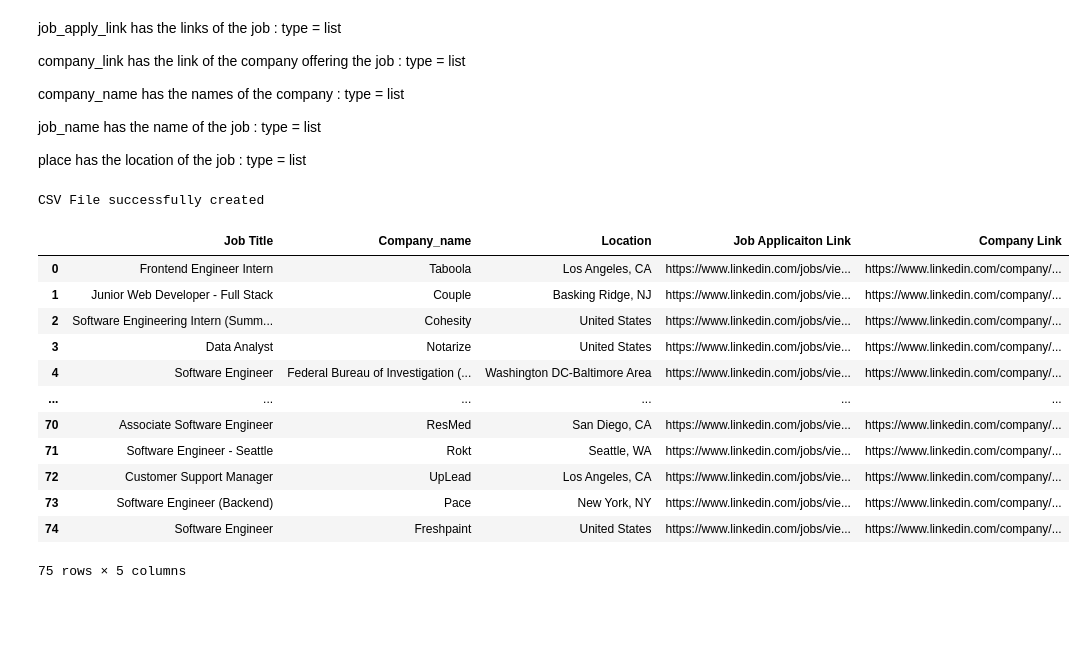
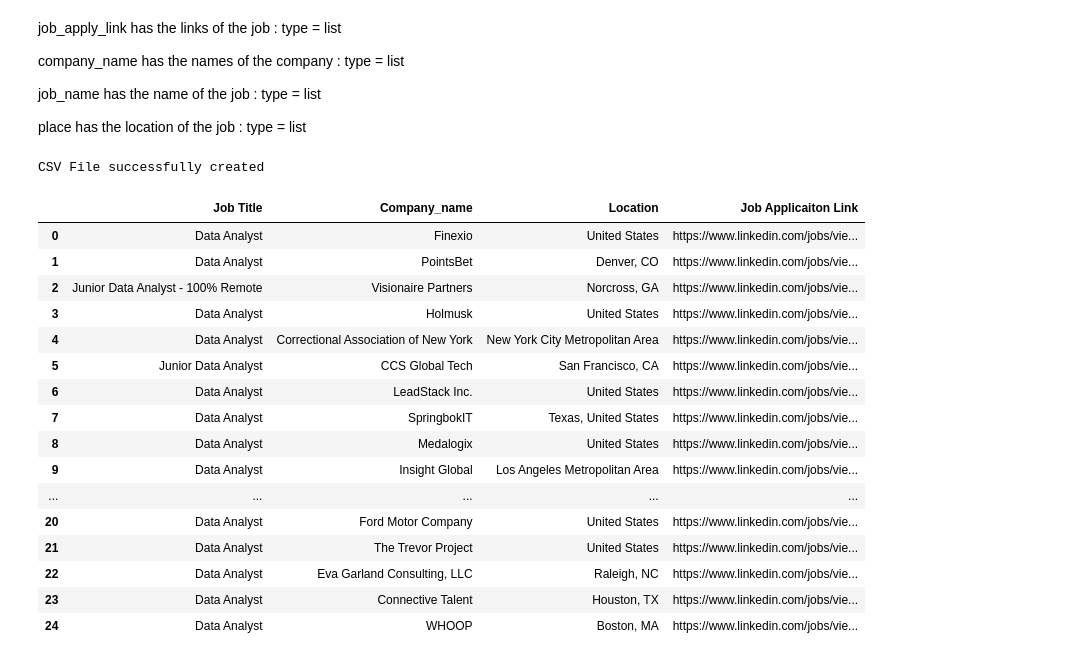
Before and after one commit to SaiSrinivas-10/Projects, a Jupyter notebook: LinkedIn_Webscraper/main.ipynb, the cells around one changed output. Drawn from its saved outputs; the diff is of its cells as text; code cells hidden in the pictures; blank space fills up the shorter version.

```diff
--- a/LinkedIn_Webscraper/main.ipynb
+++ b/LinkedIn_Webscraper/main.ipynb
@@ -86,7 +104,5 @@ for link in range(len(job_links_list)):
 # %% [markdown]
 job_apply_link has the links of the job : type = list
-
-company_link has the link of the company offering the job : type = list
 
 company_name has the names of the company : type = list
 
@@ -105,19 +123,23 @@ print("CSV File successfully created")
 # %% [output]
 CSV File successfully created
 # %%
-df = pd.read_csv(open("./jobs.csv"))
-df
+dataframe = pd.read_csv(open("./jobs.csv"))
+dataframe
 # %% [output]
-|  | Job Title | Company_name | Location | Job Applicaiton Link | Company Link |
-| 0 | Frontend Engineer Intern | Taboola | Los Angeles, CA | https://www.linkedin.com/jobs/vie... | https://www.linkedin.com/company/... |
-| 1 | Junior Web Developer - Full Stack | Couple | Basking Ridge, NJ | https://www.linkedin.com/jobs/vie... | https://www.linkedin.com/company/... |
-| 2 | Software Engineering Intern (Summ... | Cohesity | United States | https://www.linkedin.com/jobs/vie... | https://www.linkedin.com/company/... |
-| 3 | Data Analyst | Notarize | United States | https://www.linkedin.com/jobs/vie... | https://www.linkedin.com/company/... |
-| 4 | Software Engineer | Federal Bureau of Investigation (... | Washington DC-Baltimore Area | https://www.linkedin.com/jobs/vie... | https://www.linkedin.com/company/... |
-| ... | ... | ... | ... | ... | ... |
-| 70 | Associate Software Engineer | ResMed | San Diego, CA | https://www.linkedin.com/jobs/vie... | https://www.linkedin.com/company/... |
-| 71 | Software Engineer - Seattle | Rokt | Seattle, WA | https://www.linkedin.com/jobs/vie... | https://www.linkedin.com/company/... |
-| 72 | Customer Support Manager | UpLead | Los Angeles, CA | https://www.linkedin.com/jobs/vie... | https://www.linkedin.com/company/... |
-| 73 | Software Engineer (Backend) | Pace | New York, NY | https://www.linkedin.com/jobs/vie... | https://www.linkedin.com/company/... |
-| 74 | Software Engineer | Freshpaint | United States | https://www.linkedin.com/jobs/vie... | https://www.linkedin.com/company/... |
+|  | Job Title | Company_name | Location | Job Applicaiton Link |
+| 0 | Data Analyst | Finexio | United States | https://www.linkedin.com/jobs/vie... |
+| 1 | Data Analyst | PointsBet | Denver, CO | https://www.linkedin.com/jobs/vie... |
+| 2 | Junior Data Analyst - 100% Remote | Visionaire Partners | Norcross, GA | https://www.linkedin.com/jobs/vie... |
+| 3 | Data Analyst | Holmusk | United States | https://www.linkedin.com/jobs/vie... |
+| 4 | Data Analyst | Correctional Association of New York | New York City Metropolitan Area | https://www.linkedin.com/jobs/vie... |
+| 5 | Junior Data Analyst | CCS Global Tech | San Francisco, CA | https://www.linkedin.com/jobs/vie... |
+| 6 | Data Analyst | LeadStack Inc. | United States | https://www.linkedin.com/jobs/vie... |
+| 7 | Data Analyst | SpringbokIT | Texas, United States | https://www.linkedin.com/jobs/vie... |
+| 8 | Data Analyst | Medalogix | United States | https://www.linkedin.com/jobs/vie... |
+| 9 | Data Analyst | Insight Global | Los Angeles Metropolitan Area | https://www.linkedin.com/jobs/vie... |
+| ... | ... | ... | ... | ... |
+| 20 | Data Analyst | Ford Motor Company | United States | https://www.linkedin.com/jobs/vie... |
+| 21 | Data Analyst | The Trevor Project | United States | https://www.linkedin.com/jobs/vie... |
+| 22 | Data Analyst | Eva Garland Consulting, LLC | Raleigh, NC | https://www.linkedin.com/jobs/vie... |
+| 23 | Data Analyst | Connective Talent | Houston, TX | https://www.linkedin.com/jobs/vie... |
+| 24 | Data Analyst | WHOOP | Boston, MA | https://www.linkedin.com/jobs/vie... |
-75 rows × 5 columns
```
Also changed, not shown: parts of 21 cells of this notebook, 4 other files.
